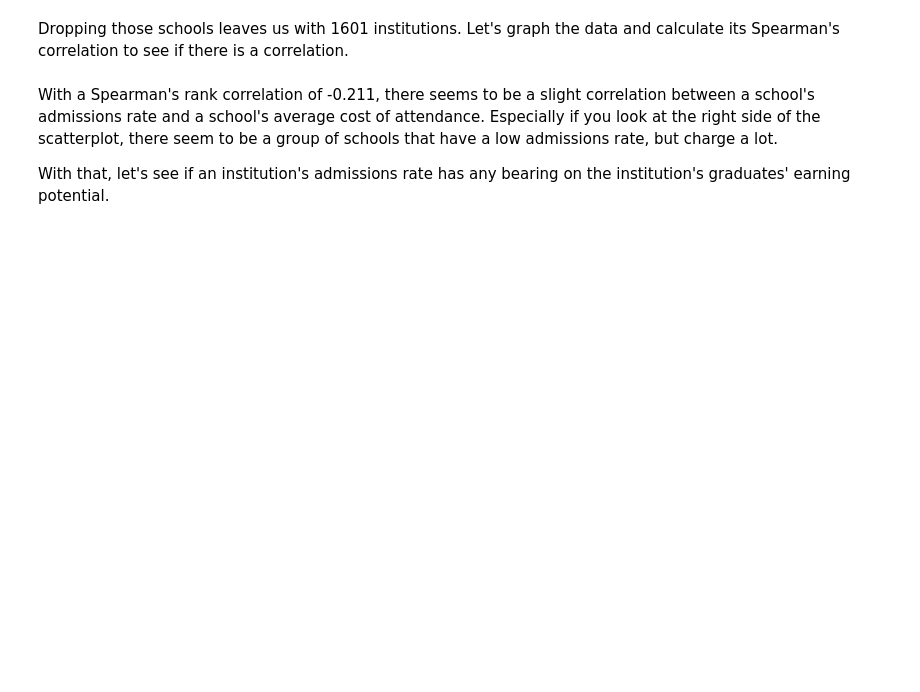
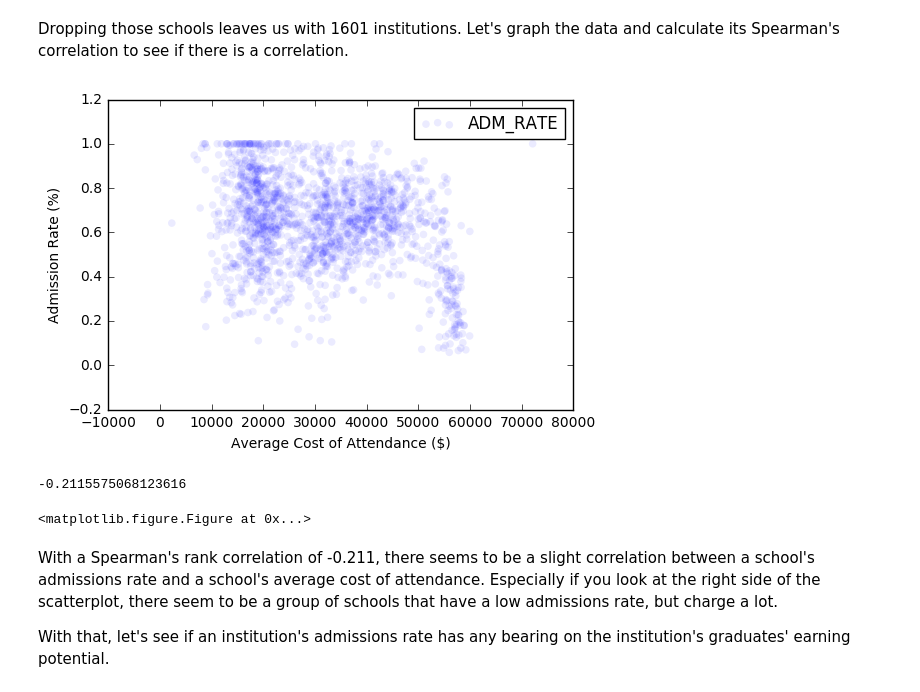
Before and after one commit to williamalu/data_science_college_scorecard, a Jupyter notebook: college_scorecard.ipynb, the cells around one changed output. Cells and saved outputs as stored; diff of their text form; code cells hidden in the pictures; blank space fills up the shorter version.

```diff
--- a/college_scorecard.ipynb
+++ b/college_scorecard.ipynb
@@ -127,12 +142,16 @@ Dropping those schools leaves us with 1601 institutions. Let's graph the data an
 # %%
 costs = bachelors_adm.COST_COMBO
 adm_rate = bachelors_adm.ADM_RATE
 
-thinkplot.Scatter(costs, adm_rate)
+thinkplot.Scatter(costs, adm_rate, alpha=0.08)
 thinkplot.Show(xlabel='Average Cost of Attendance ($)',
                ylabel='Admission Rate (%)')
 
 thinkstats2.SpearmanCorr(costs, adm_rate)
+# %% [output]
+[figure, added]
+-0.2115575068123616
+<matplotlib.figure.Figure at 0x...>
 # %% [markdown]
 With a Spearman's rank correlation of -0.211, there seems to be a slight correlation between a school's admissions rate and a school's average cost of attendance. Especially if you look at the right side of the scatterplot, there seem to be a group of schools that have a low admissions rate, but charge a lot.
 
```
Also changed, not shown: parts of 8 cells of this notebook, 3 other files.
